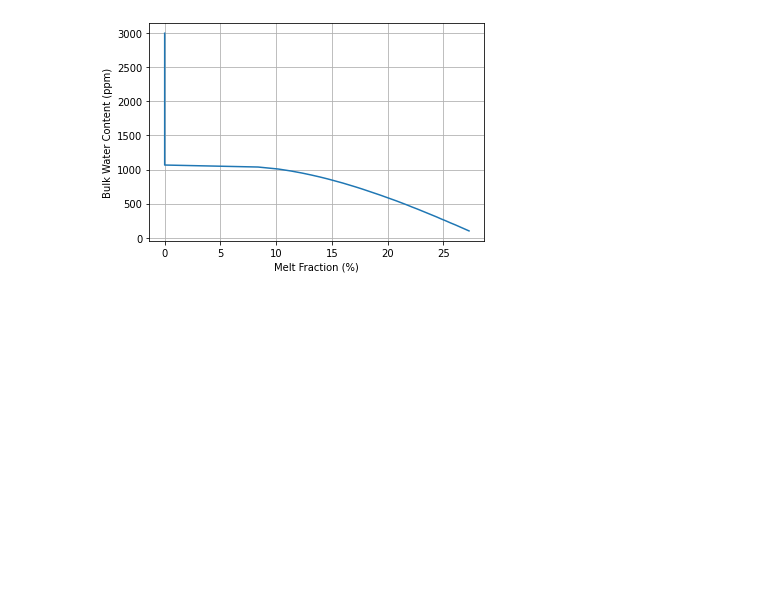
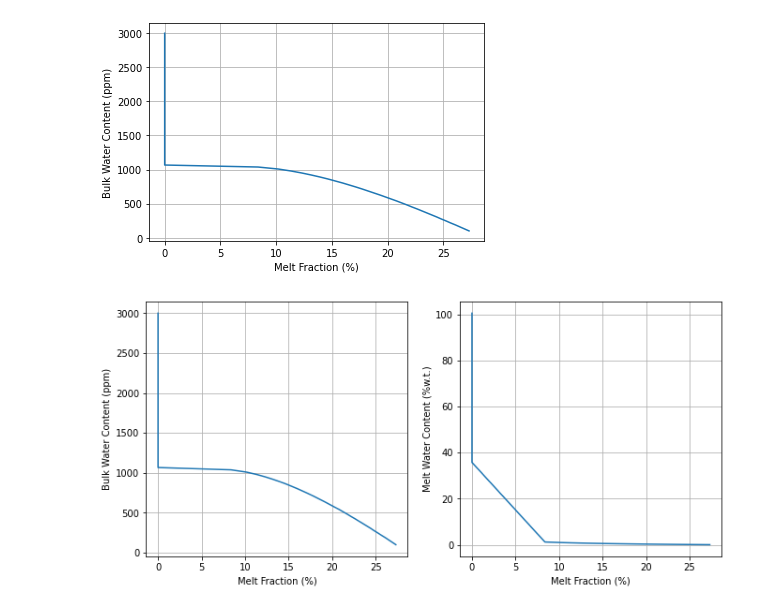
Before and after one commit to sinanozaydin/pide, a Jupyter notebook: examples/notebooks/11_Melt_Estimation.ipynb, the cells around one changed output. Saved outputs shown, nothing was run; the diff lists cells and outputs as text; code cells hidden in the pictures; blank space fills up the shorter version.

```diff
--- a/examples/notebooks/11_Melt_Estimation.ipynb
+++ b/examples/notebooks/11_Melt_Estimation.ipynb
@@ -126,7 +126,7 @@ p_obj.mantle_water_distribute()
 p_obj.set_solid_melt_fluid_mix_method(1)
 p_obj.set_mantle_water_partitions(opx_melt = 1,cpx_melt = 1)
 
-cond_external = np.ones(len(temperature)) * (1.0/10)
+cond_external = np.ones(len(temperature)) * (1.0/10.0)
 
 #Now setting up the conductivity_solver_single_param
 #we are using the parameter melt_fluid_mass_frac to estimate instead volumetric parameter melt_frac.
@@ -135,17 +135,24 @@ cond_external = np.ones(len(temperature)) * (1.0/10)
 melt_frac_solution, residual_list = conductivity_solver_single_param(object = p_obj, cond_list = cond_external,
 param_name = 'melt_fluid_mass_frac', upper_limit_list = np.ones(len(temperature)), lower_limit_list= np.zeros(len(temperature)),
 search_start = 0.01, acceptence_threshold = 0.05, num_cpu = 1,simplify_fluid_density = False)
-
-fig = plt.figure()
-ax = plt.subplot(111)
-ax.plot(np.array(melt_frac_solution) * 1e2, bulk_water_array)
-ax.set_xlabel('Melt Fraction (%)')
-ax.set_ylabel('Bulk Water Content (ppm)')
-ax.grid(which = 'both')
-# plt.show()
-plt.savefig('melt_frac_estimate_single.png')
 # %% [output]
 [figure]
+# %%
+fig = plt.figure(figsize = (11,5))
+ax = plt.subplot(121)
+ax.plot(np.array(melt_frac_solution) * 1e2, bulk_water_array)
+ax.set_xlabel('Melt Fraction (%)')
+ax.set_ylabel('Bulk Water Content (ppm)')
+ax.grid(which = 'both')
+
+ax2 = plt.subplot(122)
+ax2.plot(np.array(melt_frac_solution) * 1e2, p_obj.h2o_melt *1e-4)
+ax2.set_xlabel('Melt Fraction (%)')
+ax2.set_ylabel('Melt Water Content (%w.t.)')
+ax2.grid(which = 'both')
+plt.show()
+# %% [output]
+[figure, added]
 # %%
 p_obj = pide.pide()
 
```
Also changed, not shown: parts of 1 cell of this notebook, 16 other files.
